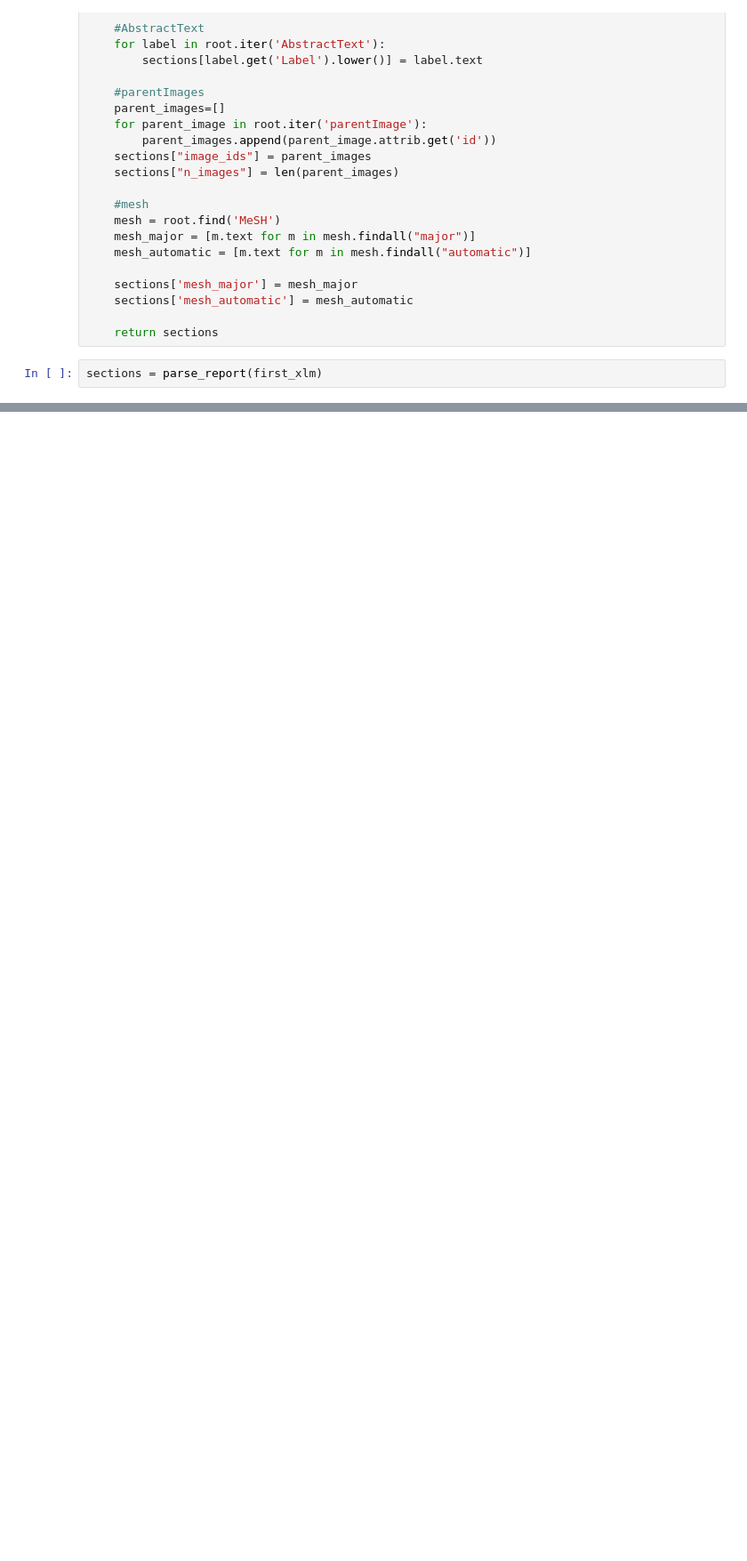
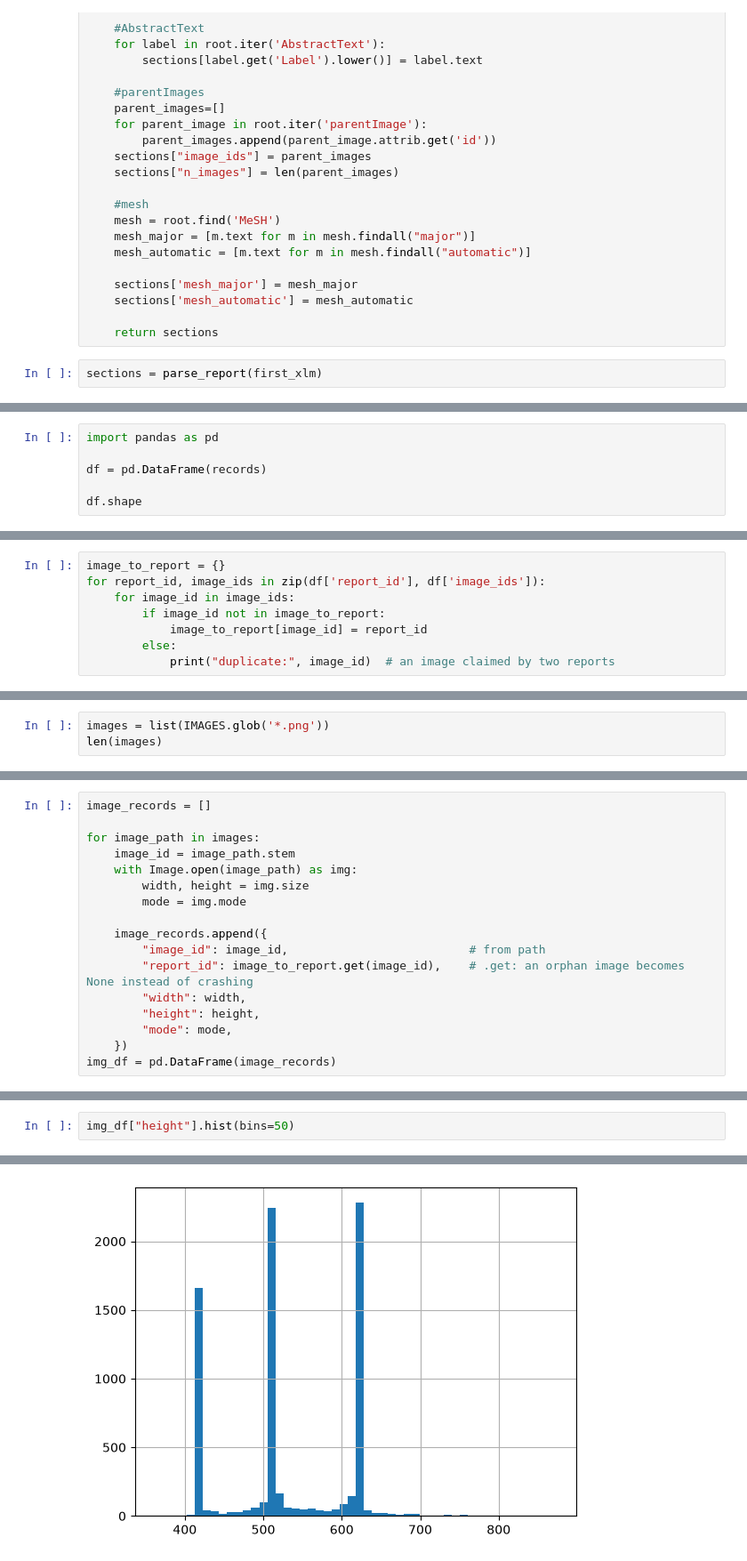
Before and after one commit to Nikolasperreas/cxr-report-generator, a Jupyter notebook: notebooks/01_eda.ipynb, the cells around one changed output, grey strips where cells are left out. Shown at 89% size. Cells and saved outputs as stored; diff of their text form; blank space fills up the shorter version.

Commit message:
reports and images inventory in EDA notebook

```diff
--- a/notebooks/01_eda.ipynb
+++ b/notebooks/01_eda.ipynb
@@ -228,0 +365,6 @@ sections
+# %%
+import pandas as pd
+
+df = pd.DataFrame(records)
+
+df.shape
@@ -228,0 +463,8 @@ sections
+# %%
+image_to_report = {}
+for report_id, image_ids in zip(df['report_id'], df['image_ids']):
+    for image_id in image_ids:
+        if image_id not in image_to_report:
+            image_to_report[image_id] = report_id
+        else:
+            print("duplicate:", image_id)  # an image claimed by two reports
@@ -228,0 +499,3 @@ sections
+# %%
+images = list(IMAGES.glob('*.png'))
+len(images)
@@ -228,0 +504,17 @@ sections
+# %%
+image_records = []
+
+for image_path in images:
+    image_id = image_path.stem
+    with Image.open(image_path) as img:
+        width, height = img.size
+        mode = img.mode
+
+    image_records.append({
+        "image_id": image_id,                          # from path
+        "report_id": image_to_report.get(image_id),    # .get: an orphan image becomes None instead of crashing
+        "width": width,
+        "height": height,
+        "mode": mode,
+    })
+img_df = pd.DataFrame(image_records)
@@ -228,0 +604,3 @@ sections
+# %%
+img_df["height"].hist(bins=50)
+# %% [output]
@@ -228,0 +608 @@ sections
+[figure, added]
```
Also changed, not shown: parts of 69 cells of this notebook.
